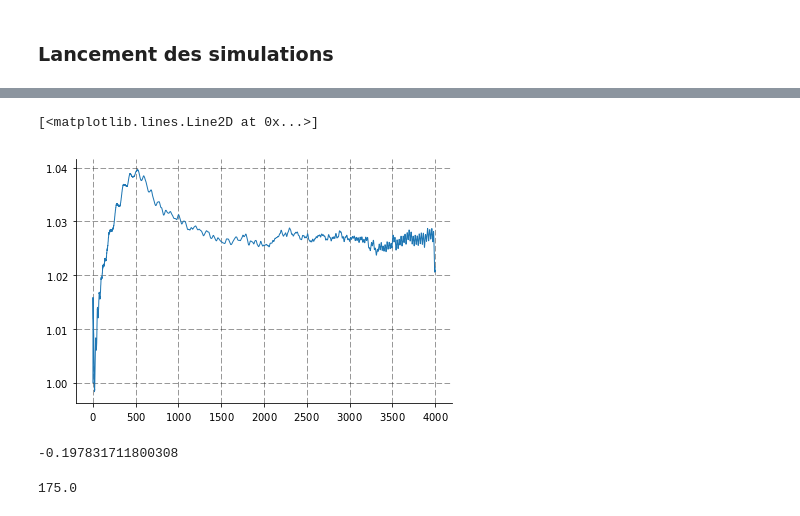
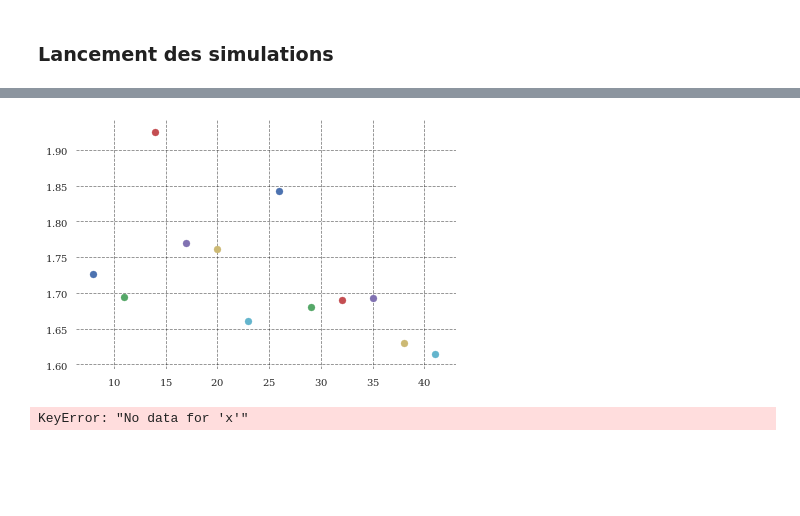
Before and after one commit to celliern/arc_2017, a Jupyter notebook: contenu_additionnel.ipynb, the cells around one changed output, grey strips where cells are left out. Cells and saved outputs as stored; diff of their text form; code cells hidden in the pictures; blank space fills up the shorter version.

```diff
--- a/contenu_additionnel.ipynb
+++ b/contenu_additionnel.ipynb
@@ -621,13 +640,25 @@ pl.colorbar()
-# %%
-pl.plot(np.average(persist.phi, axis=0)/persist.phi_flat)
-# %% [output]
-[<matplotlib.lines.Line2D at 0x...>]
-[figure, removed]
-# %%
-persist.phi_flat
-# %% [output]
--0.197831711800308
-# %%
-persist.Pe
-# %% [output]
-175.0
+# %%
+for freq in np.arange(8, 42, 3):
+    tr = dtr.Treant(f'data/thermal_forced_freq/{freq:02d}Hz')
+    x = tr.data['x'][:4000]
+    t = tr.data['t'][1500:]
+    h = tr.data['h'][1500:, :4000]
+    q = tr.data['q'][1500:, :4000]
+    theta = tr.data['theta'][1500:, :4000]
+    phi = tr.data['phi'][1500:, :4000]
+    pl.scatter(freq, np.trapz(np.average(phi, axis=0), x=x) / (x.max() * parameters['phi_flat']))
+# %% [output]
+[figure, added]
+# %%
+tr = dtr.Treant(f'data/thermal_forced_freq/13Hz')
+x = tr.data['x'][:4000]
+t = tr.data['t'][1500:]
+h = tr.data['h'][1500:, :4000]
+q = tr.data['q'][1500:, :4000]
+theta = tr.data['theta'][1500:, :4000]
+phi = tr.data['phi'][1500:, :4000]
+pl.plot(x, np.average(phi, axis=0) / parameters['phi_flat'])
+pl.figure()
+pl.plot(x, h[-1])
+# %% [output]
+KeyError: "No data for 'x'"
```
Also changed, not shown: parts of 19 cells of this notebook, 4 other files.
